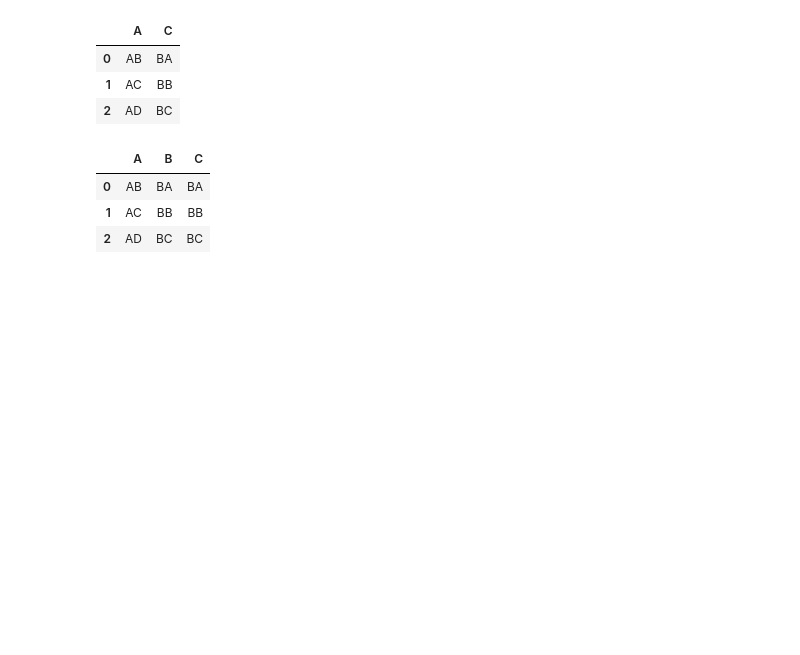
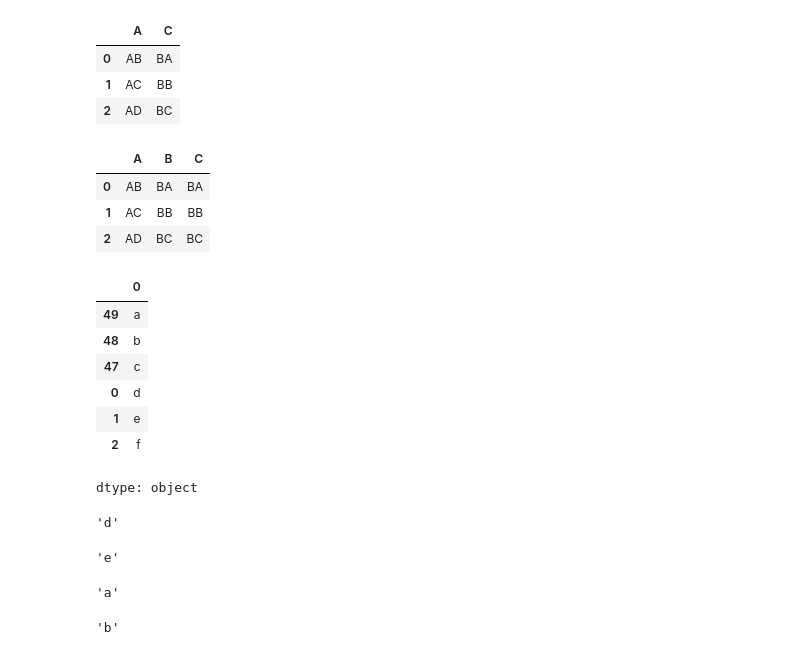
Before and after one commit to BommisettyTejaswa/Data-Analytics, a Jupyter notebook: Pandas.ipynb, the cells around one changed output. Cells and saved outputs as stored; diff of their text form; code cells hidden in the pictures; blank space fills up the shorter version.

Commit message:
Practice of Pandas

```diff
--- a/Pandas.ipynb
+++ b/Pandas.ipynb
@@ -287,0 +292,32 @@ merge_df
+# %%
+import pandas as pd
+s=pd.Series(list("abcdef"),index=[49,48,47,0,1,2])
+# %%
+s
+# %% [output]
+|  | 0 |
+| 49 | a |
+| 48 | b |
+| 47 | c |
+| 0 | d |
+| 1 | e |
+| 2 | f |
+dtype: object
+# %%
+s.loc[0]
+# value at the index lable1
+# %% [output]
+'d'
+# %%
+s.loc[1]
+# %% [output]
+'e'
+# %%
+s.iloc[0]
+# value at index location
+# %% [output]
+'a'
+# %%
+s.iloc[1]
+# %% [output]
+'b'
```
Also changed, not shown: parts of 8 cells of this notebook.
